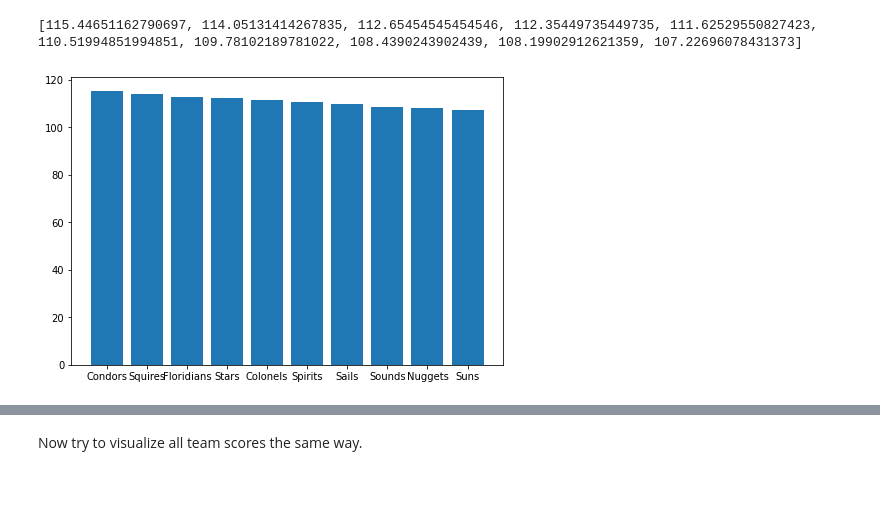
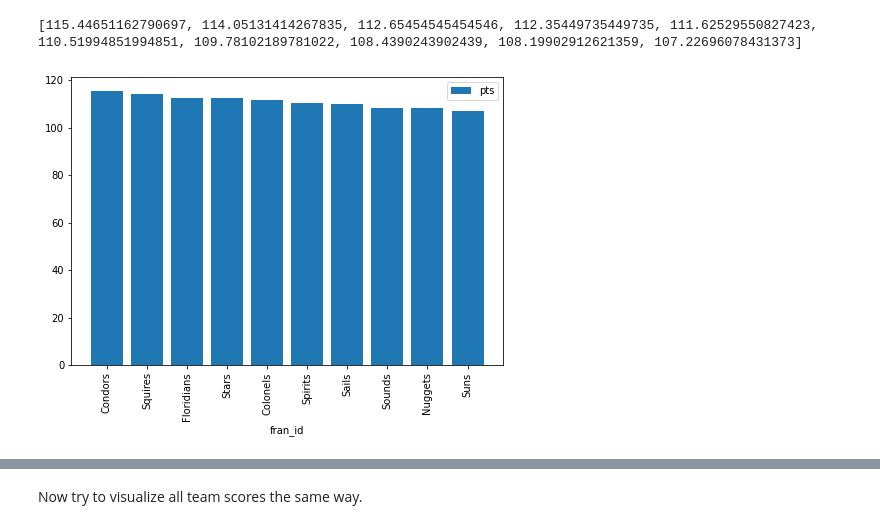
Before and after one commit to mmecius/turing_college, a Jupyter notebook: Demo_subproject.ipynb, the cells around one changed output, grey strips where cells are left out. Cells and saved outputs as stored; diff of their text form; code cells hidden in the pictures; blank space fills up the shorter version.

Commit message:
add Exercise - let's visualize the games! finished first chart

```diff
--- a/Demo_subproject.ipynb
+++ b/Demo_subproject.ipynb
@@ -334,12 +334,14 @@ ten_best_teams = ten_best_teams_raw.index.tolist()
 # %%
 fig = plt.figure()
 ax = fig.add_axes([0,0,1,1])
-ax.bar(ten_best_teams,ten_best_teams_scores)
-plt.show()
+ax.bar(ten_best_teams,ten_best_teams_scores, label='pts')
+plt.xlabel('fran_id')
+plt.xticks(rotation=90)
+plt.legend()
 
 plt.show()
 # %% [output]
-[figure, old version]
+[figure, new version]
 # %% [markdown]
 You should see a result as follows:
 <div><img src="https://i.imgur.com/io7fvju.png" /></div>
```
Also changed, not shown: parts of 4 cells of this notebook.
